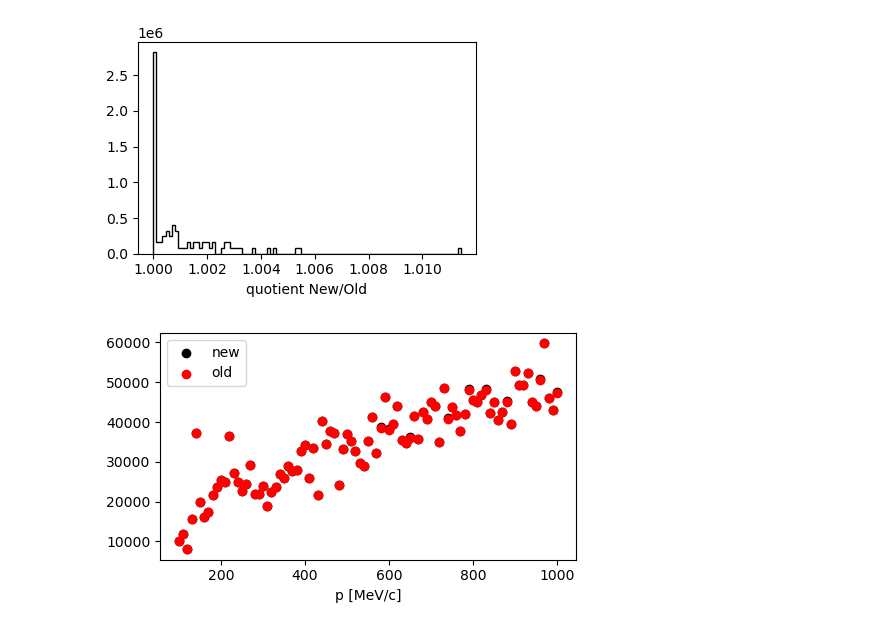
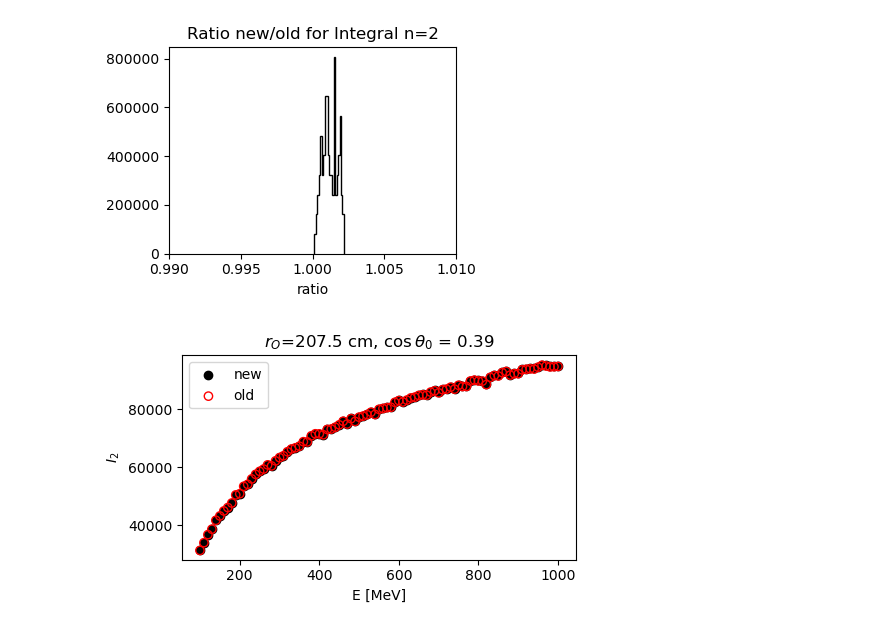
Before and after one commit to lolorestrepo/WCSimFQTuningTools, a Jupyter notebook: CProfiles/Analysis/integrals.ipynb, the cells around one changed output. Cells and saved outputs as stored; diff of their text form; code cells hidden in the pictures.

```diff
--- a/CProfiles/Analysis/integrals.ipynb
+++ b/CProfiles/Analysis/integrals.ipynb
@@ -11,37 +11,44 @@ fname  = os.path.expandvars("$HOME/Software/WCSimFQTuningTools/CProfiles/cprofil
 of = uproot.open(ofname)
 f  = uproot.open(fname)
 # %%
-oh, or0bins, oth0bins, oebins = of["hI3d_2"].to_numpy()
-h ,  r0bins,  th0bins,  ebins =  f["I_2"]   .to_numpy()
+n = 2
+oh, or0bins, oth0bins, oebins = of[f"hI3d_{n}"].to_numpy()
+h ,  r0bins,  th0bins,  ebins =  f[f"I_{n}"]   .to_numpy()
 
 np.testing.assert_allclose(or0bins, r0bins)
 np.testing.assert_allclose(oth0bins, th0bins)
 # %%
 plt.figure(figsize=[4, 3])
 
-plt.hist((h/oh).flatten(), histtype="step", bins=100, color="k")
-plt.xlabel("quotient New/Old")
+plt.title(f"Ratio new/old for Integral n={n}")
 
+plt.hist((h/oh).flatten(), histtype="step", bins=20, color="k")
+plt.xlabel("ratio")
+
+plt.xlim(0.99, 1.01)
 plt.tight_layout()
 # %% [output]
-[figure, old version]
+[figure, new version]
 # %%
-r0bin  = 190
-th0bin = 60
+r0bin  = np.random.randint(401)
+th0bin = np.random.randint(201)
 
 plt.figure(figsize=[5, 3])
+
+plt.title(rf"$r_O$={round(r0bins[r0bin]/10, 2)} cm, $\cos \theta_0$ = {round(th0bins[th0bin], 2)}")
 
 es = (ebins[1:] + ebins[:-1])/2.
 plt.scatter(es, h[r0bin, th0bin], label="new", color="k")
 
 #es = (oebins[1:] + oebins[:-1])/2.
-plt.scatter(es, oh[r0bin, th0bin], label="old", color="red")
+plt.scatter(es, oh[r0bin, th0bin], label="old", edgecolor="red", c="none")
 
-plt.xlabel("p [MeV/c]")
+plt.xlabel("E [MeV]")
+plt.ylabel(rf"$I_{n}$")
 plt.legend()
 plt.tight_layout()
 # %% [output]
-[figure, old version]
+[figure, new version]
 # %%
 iso , ebins  =  f["I_iso_2"] .to_numpy()
 oiso, oebins = of["hI_iso_2"].to_numpy()
```
Also changed, not shown: parts of 1 cell of this notebook, 7 other files.
